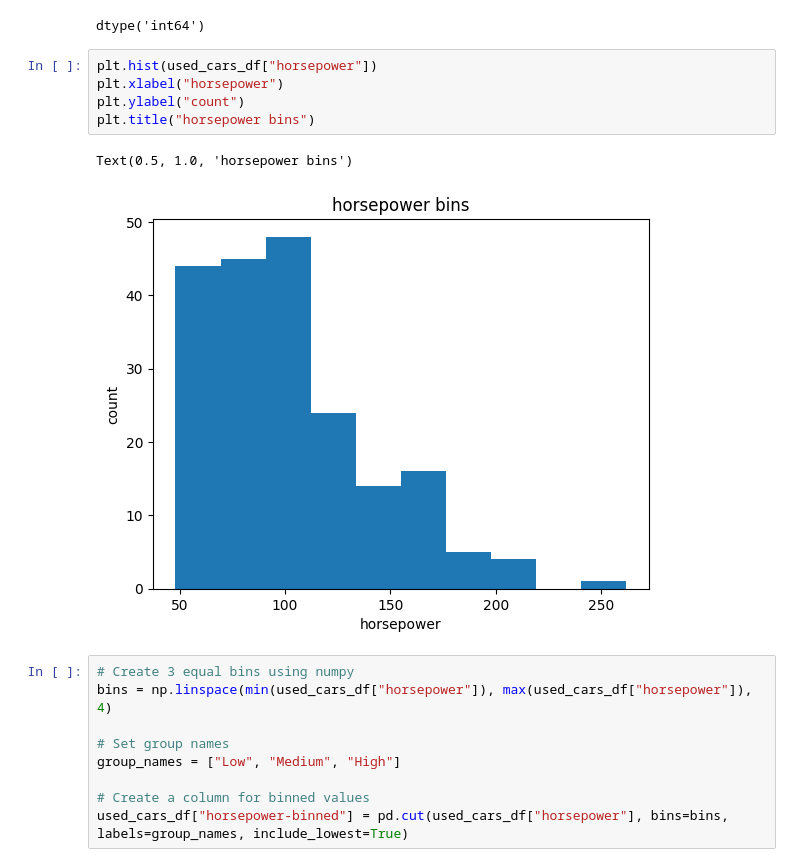
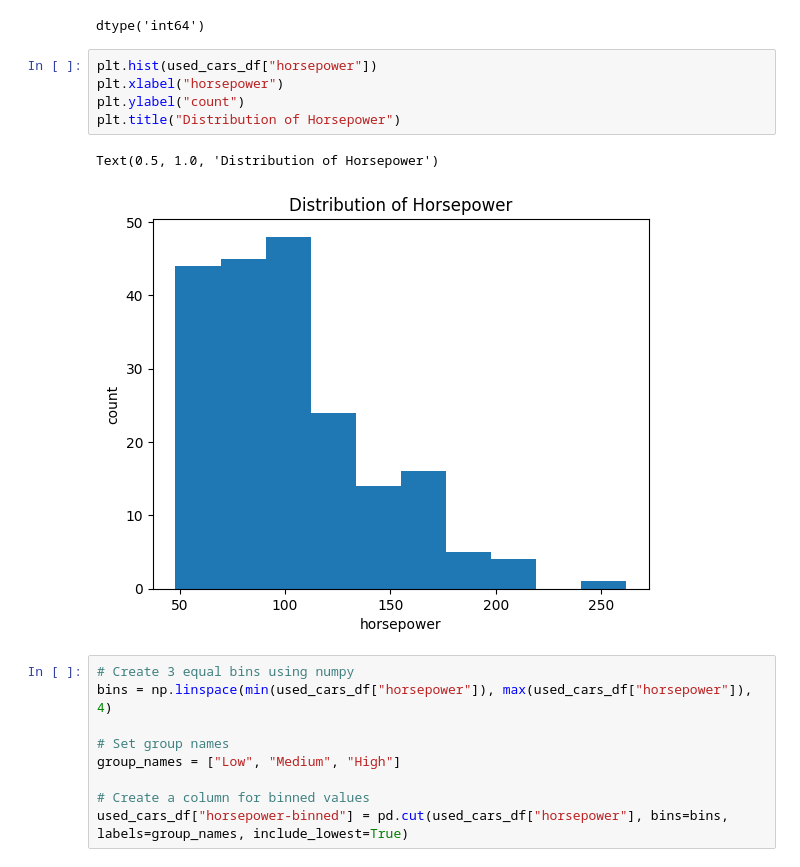
Before and after one commit to Yasir-4/data-science-practice, a Jupyter notebook: practice_2.ipynb, the cells around one changed output. Saved outputs shown, nothing was run; the diff lists cells and outputs as text.

```diff
--- a/practice_2.ipynb
+++ b/practice_2.ipynb
@@ -3486,11 +3486,11 @@ dtype('int64')
 # %%
 plt.hist(used_cars_df["horsepower"])
 plt.xlabel("horsepower")
 plt.ylabel("count")
-plt.title("horsepower bins")
+plt.title("Distribution of Horsepower")
 # %% [output]
-Text(0.5, 1.0, 'horsepower bins')
+Text(0.5, 1.0, 'Distribution of Horsepower')
-[figure, old version]
+[figure, new version]
 # %%
 # Create 3 equal bins using numpy
 bins = np.linspace(min(used_cars_df["horsepower"]), max(used_cars_df["horsepower"]), 4)
```
